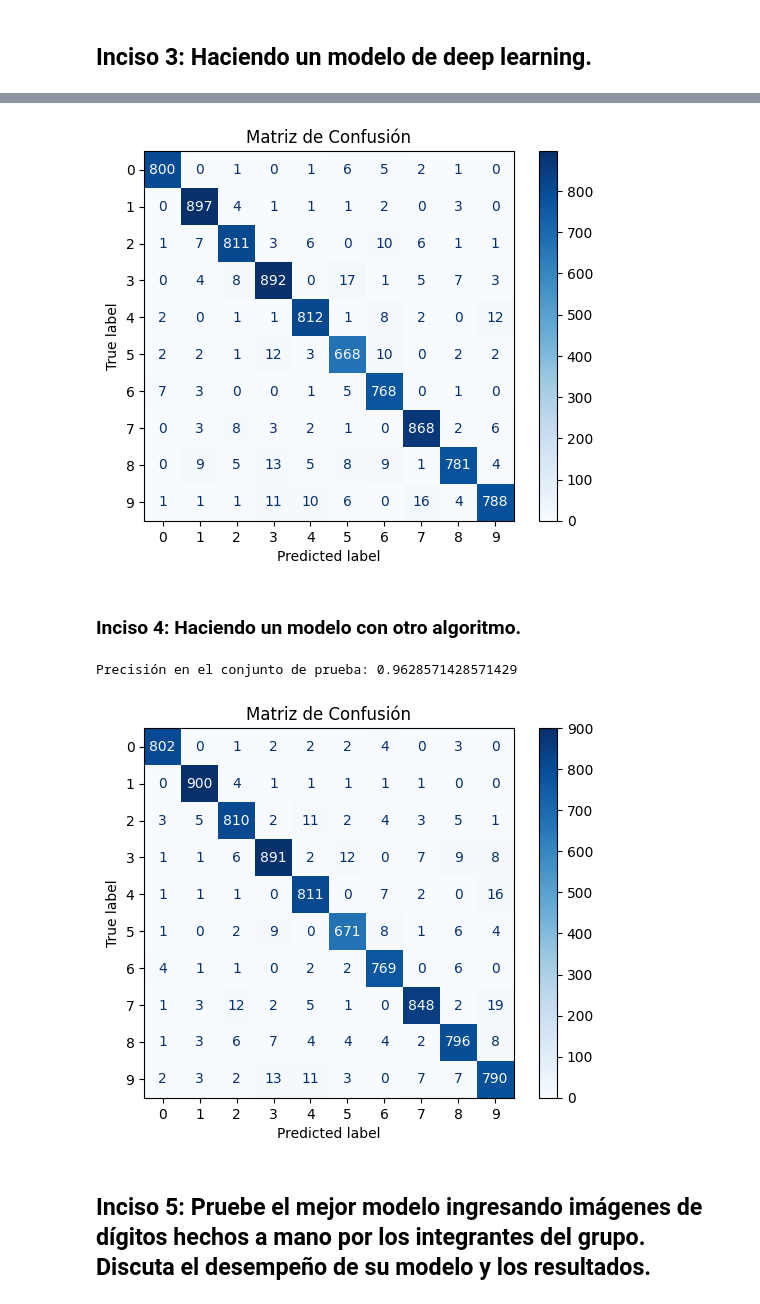
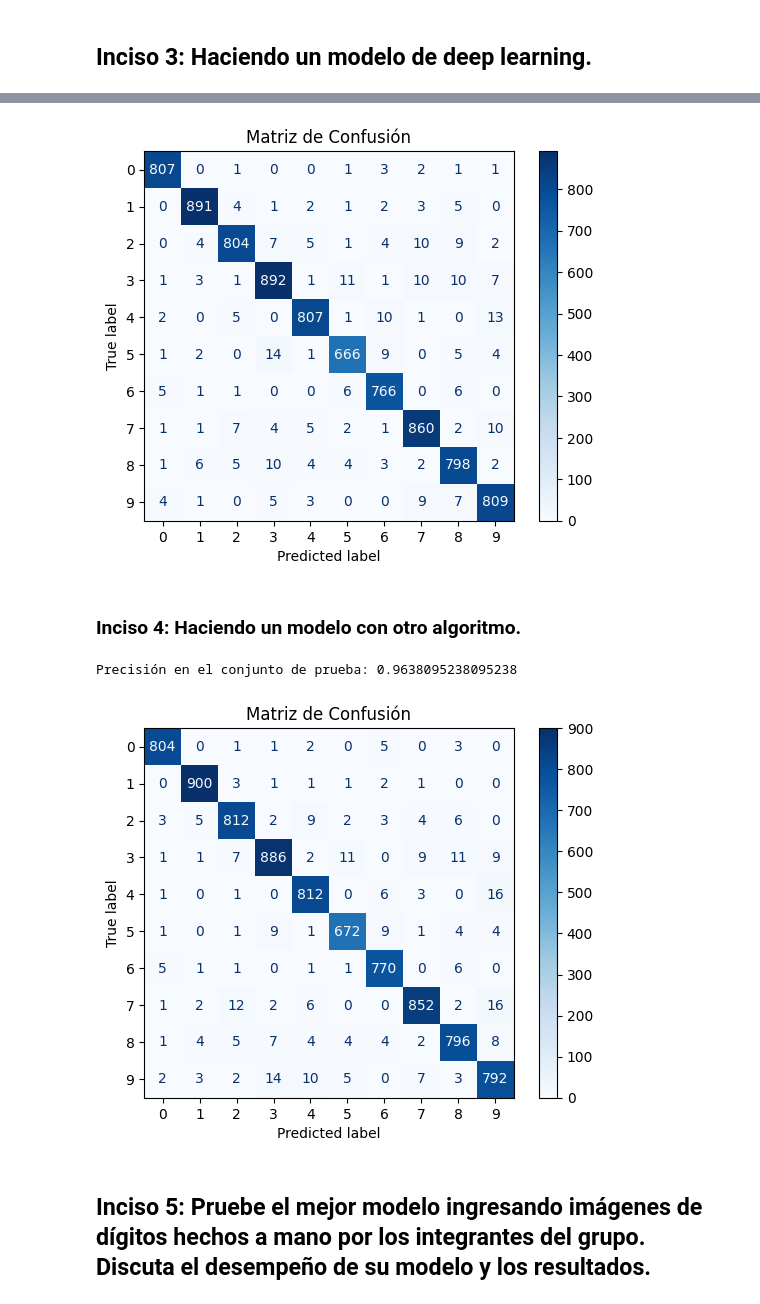
Before and after one commit to Javier19-cmd/Lab3-Data, a Jupyter notebook: lab.ipynb, the cells around one changed output, grey strips where cells are left out. Cells and saved outputs as stored; diff of their text form; code cells hidden in the pictures.

```diff
--- a/lab.ipynb
+++ b/lab.ipynb
@@ -253,12 +254,14 @@ scaler = StandardScaler()
 X_train_scaled = scaler.fit_transform(X_train)
 X_test_scaled = scaler.transform(X_test)
 
-# Crear el modelo de la red neuronal profunda
-model = tf.keras.models.Sequential([
+# Creando el modelo de la red neuronal profunda
+model = tf.keras.Sequential([
     tf.keras.layers.Input(shape=(784,)),
     tf.keras.layers.Dense(128, activation='relu'),
     tf.keras.layers.Dropout(0.2),
     tf.keras.layers.Dense(64, activation='relu'),
+    tf.keras.layers.Dropout(0.2),
+    tf.keras.layers.Dense(32, activation='relu'),
     tf.keras.layers.Dropout(0.2),
     tf.keras.layers.Dense(10, activation='softmax')
 ])
@@ -267,7 +270,7 @@ model = tf.keras.models.Sequential([
 model.compile(optimizer='adam', loss='sparse_categorical_crossentropy', metrics=['accuracy'])
 
 # Entrenando el modelo
-model.fit(X_train_scaled, y_train, epochs=10, batch_size=32, validation_split=0.2)
+model.fit(X_train_scaled, y_train, epochs=20, batch_size=32, validation_split=0.2)
 
 # Predeciendo las etiquetas en el conjunto de prueba
 y_pred = model.predict(X_test_scaled)
@@ -300,4 +303,4 @@ Epoch 10/10
-[figure, old version]
+[figure, new version]
 # %% [markdown]
 ### Inciso 4: Haciendo un modelo con otro algoritmo.
 # %%
@@ -316,7 +319,7 @@ X_train_scaled = scaler.fit_transform(X_train)
 X_test_scaled = scaler.transform(X_test)
 
 # Creando el modelo de Random Forest
-rf_model = RandomForestClassifier(n_estimators=100, random_state=42)
+rf_model = RandomForestClassifier(n_estimators=200, random_state=42)
 
 # Entrenando el modelo
 rf_model.fit(X_train_scaled, y_train)
@@ -335,8 +338,8 @@ confusion_display.plot(cmap=plt.cm.Blues)
 plt.title("Matriz de Confusión")
 plt.show()
 # %% [output]
-Precisión en el conjunto de prueba: 0.9628571428571429
+Precisión en el conjunto de prueba: 0.9638095238095238
-[figure, old version]
+[figure, new version]
 # %% [markdown]
 ## Inciso 5: Pruebe el mejor modelo ingresando imágenes de dígitos hechos a mano por los integrantes del grupo. Discuta el desempeño de su modelo y los resultados.
 # %%
```
Also changed, not shown: parts of 7 cells of this notebook.
